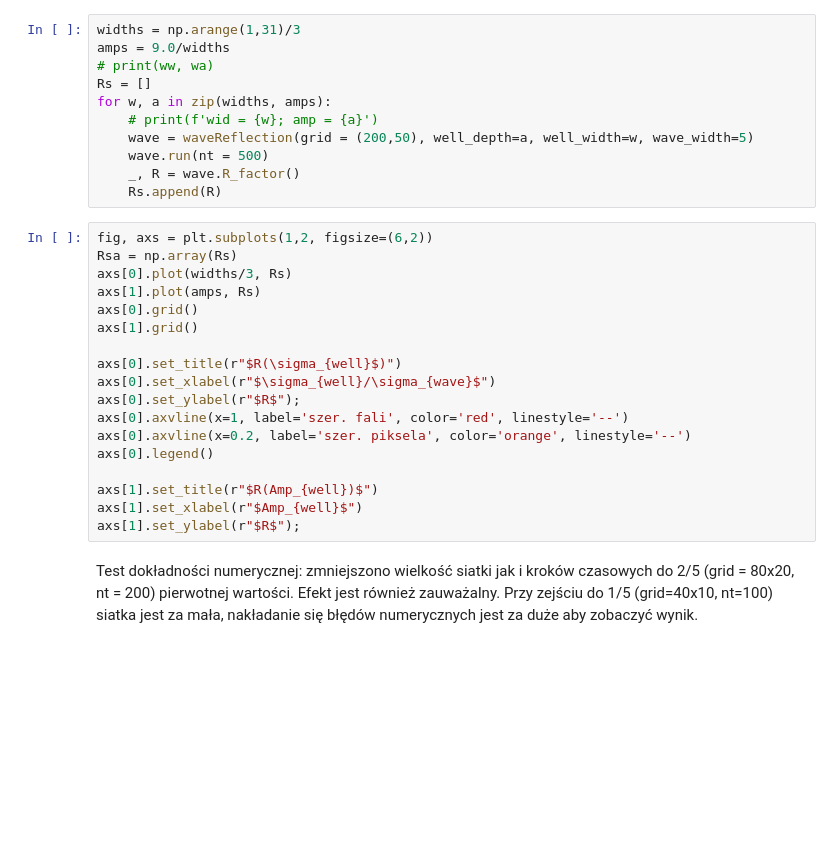
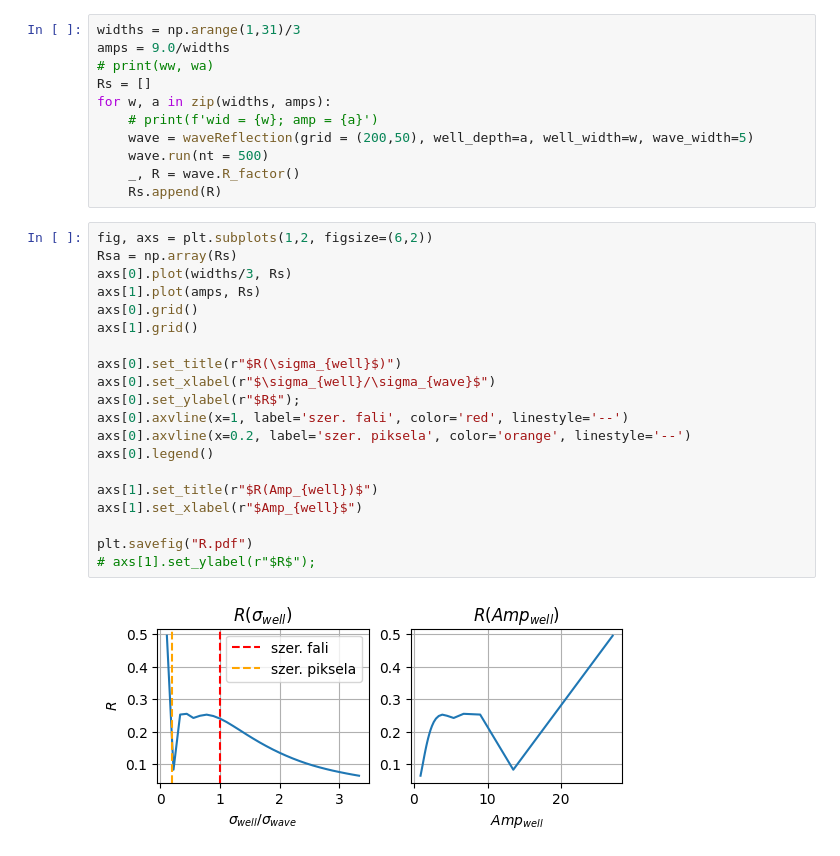
Before and after one commit to MUPAGH2025/2cekiera, a Jupyter notebook: project_shallow_water/mc_projekt.ipynb, the cells around one changed output. Drawn from its saved outputs; the diff is of its cells as text; blank space fills up the shorter version.

```diff
--- a/project_shallow_water/mc_projekt.ipynb
+++ b/project_shallow_water/mc_projekt.ipynb
@@ -358,23 +362,25 @@ for w, a in zip(widths, amps):
 # %%
 fig, axs = plt.subplots(1,2, figsize=(6,2))
 Rsa = np.array(Rs)
 axs[0].plot(widths/3, Rs)
 axs[1].plot(amps, Rs)
 axs[0].grid()
 axs[1].grid()
 
 axs[0].set_title(r"$R(\sigma_{well}$)")
 axs[0].set_xlabel(r"$\sigma_{well}/\sigma_{wave}$")
 axs[0].set_ylabel(r"$R$");
 axs[0].axvline(x=1, label='szer. fali', color='red', linestyle='--')
 axs[0].axvline(x=0.2, label='szer. piksela', color='orange', linestyle='--')
 axs[0].legend()
 
 axs[1].set_title(r"$R(Amp_{well})$")
 axs[1].set_xlabel(r"$Amp_{well}$")
-axs[1].set_ylabel(r"$R$");
+
+plt.savefig("R.pdf")
+# axs[1].set_ylabel(r"$R$");
+# %% [output]
+[figure, added]
-# %% [markdown]
-Test dokładności numerycznej: zmniejszono wielkość siatki jak i kroków czasowych do 2/5 (grid = 80x20, nt = 200) pierwotnej wartości. Efekt jest również zauważalny. Przy zejściu do 1/5 (grid=40x10, nt=100) siatka jest za mała, nakładanie się błędów numerycznych jest za duże aby zobaczyć wynik.
 # %%
 wave = waveReflection(grid = (80,20), well_depth=3, well_width=3, wave_width=5)
 wave.run(nt = 200)
```
Also changed, not shown: parts of 9 cells of this notebook, 19 other files.
